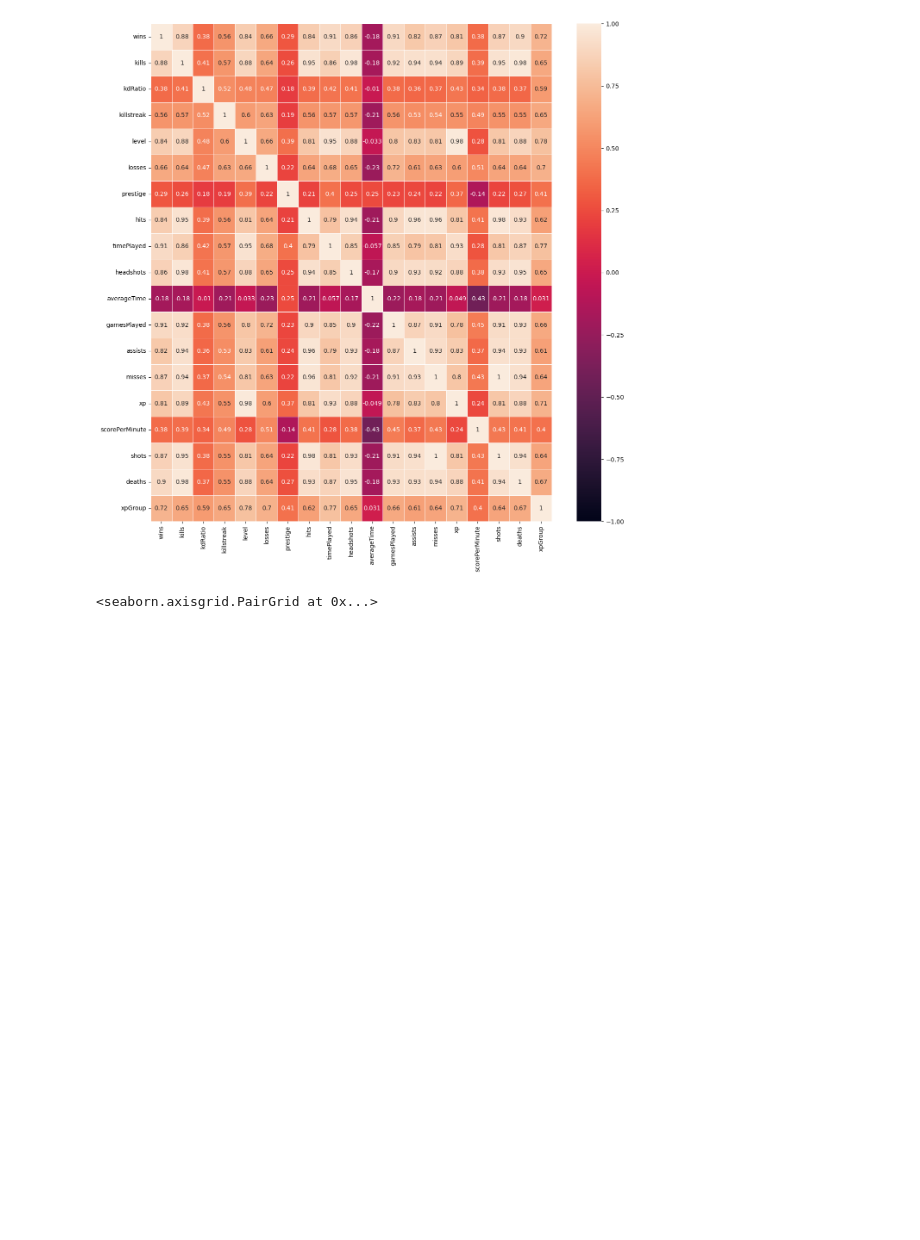
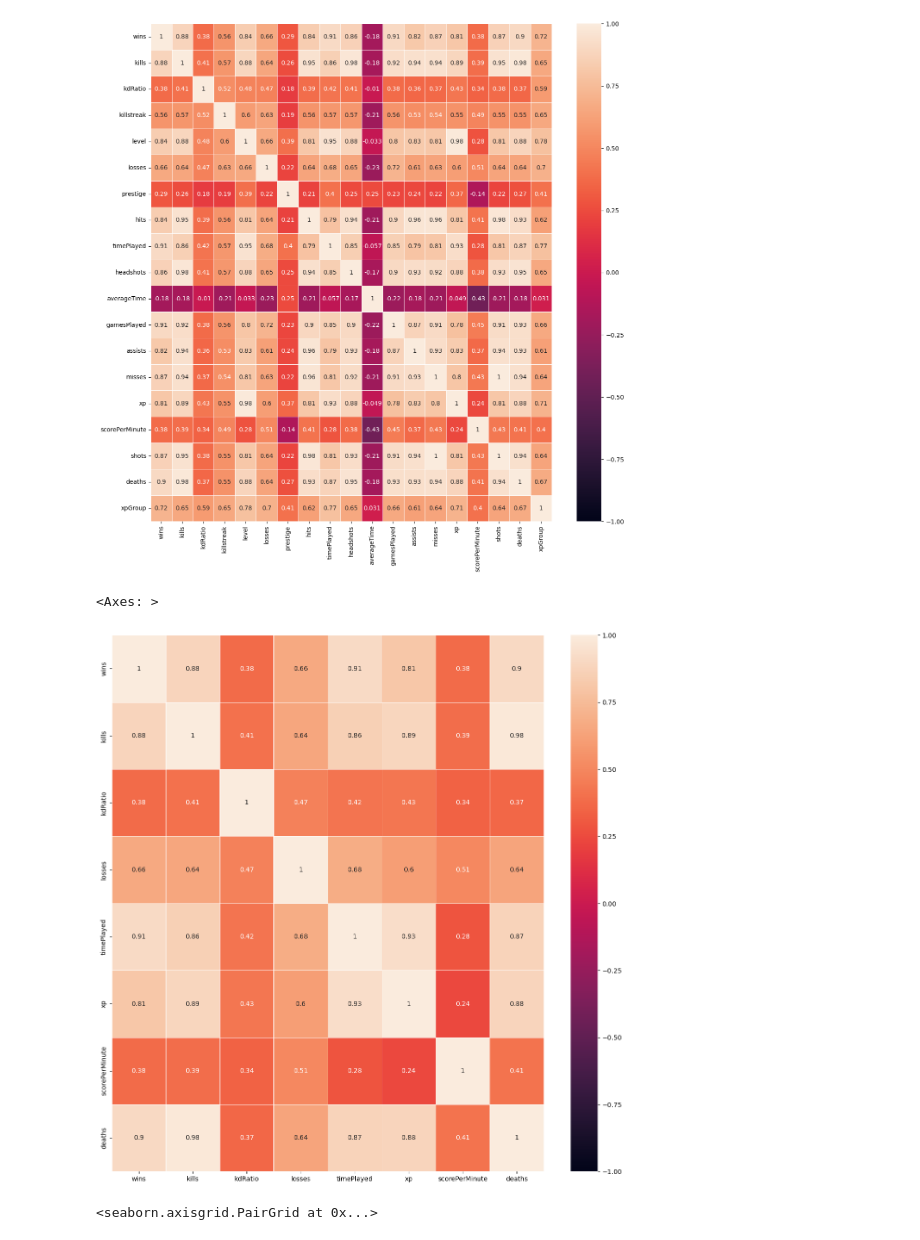
Before and after one commit to sclarksienki/Gaming_Project, a Jupyter notebook: Final_COD_Notebook.ipynb, the cells around one changed output. Cells and saved outputs as stored; diff of their text form; code cells hidden in the pictures; blank space fills up the shorter version.

```diff
--- a/Final_COD_Notebook.ipynb
+++ b/Final_COD_Notebook.ipynb
@@ -333,6 +334,14 @@ sns.heatmap(cod_df.corr(), annot=True, vmin=-1, vmax=1, linewidths=.5, ax=ax)
 # %% [output]
 <Axes: >
 [figure]
+# %%
+#Heatmap of main variables
+cod_df_sub = cod_df.drop(['xpGroup','killstreak','level','prestige','hits','headshots','averageTime','gamesPlayed','assists','misses','shots'], axis=1)
+fig, ax = plt.subplots(figsize=(15,15))
+sns.heatmap(cod_df_sub.corr(), annot=True, vmin=-1, vmax=1, linewidths=.5, ax=ax)
+# %% [output]
+<Axes: >
+[figure, added]
 # %%
 #Pairplot
 sns.pairplot(cod_df.corr())
```
Also changed, not shown: parts of 3 cells of this notebook, 1 other file.
